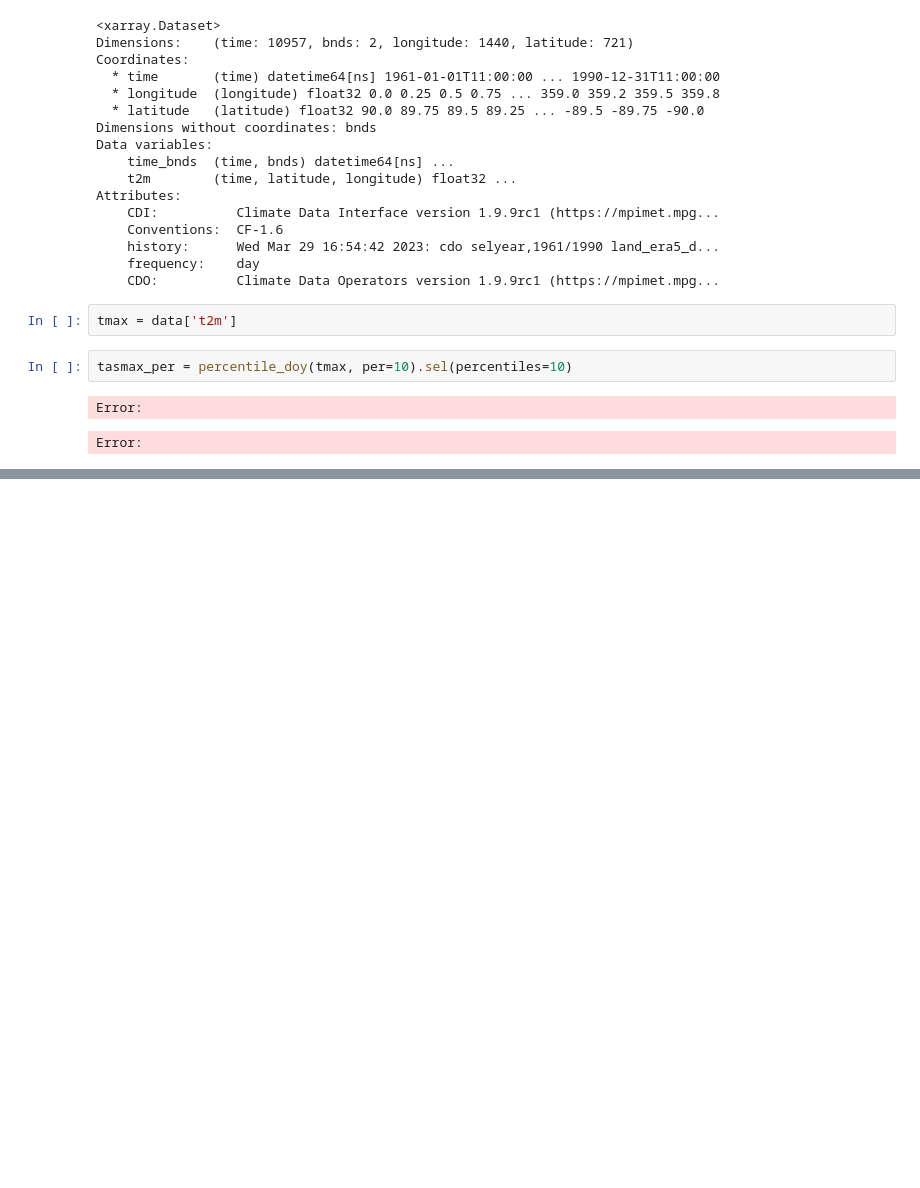
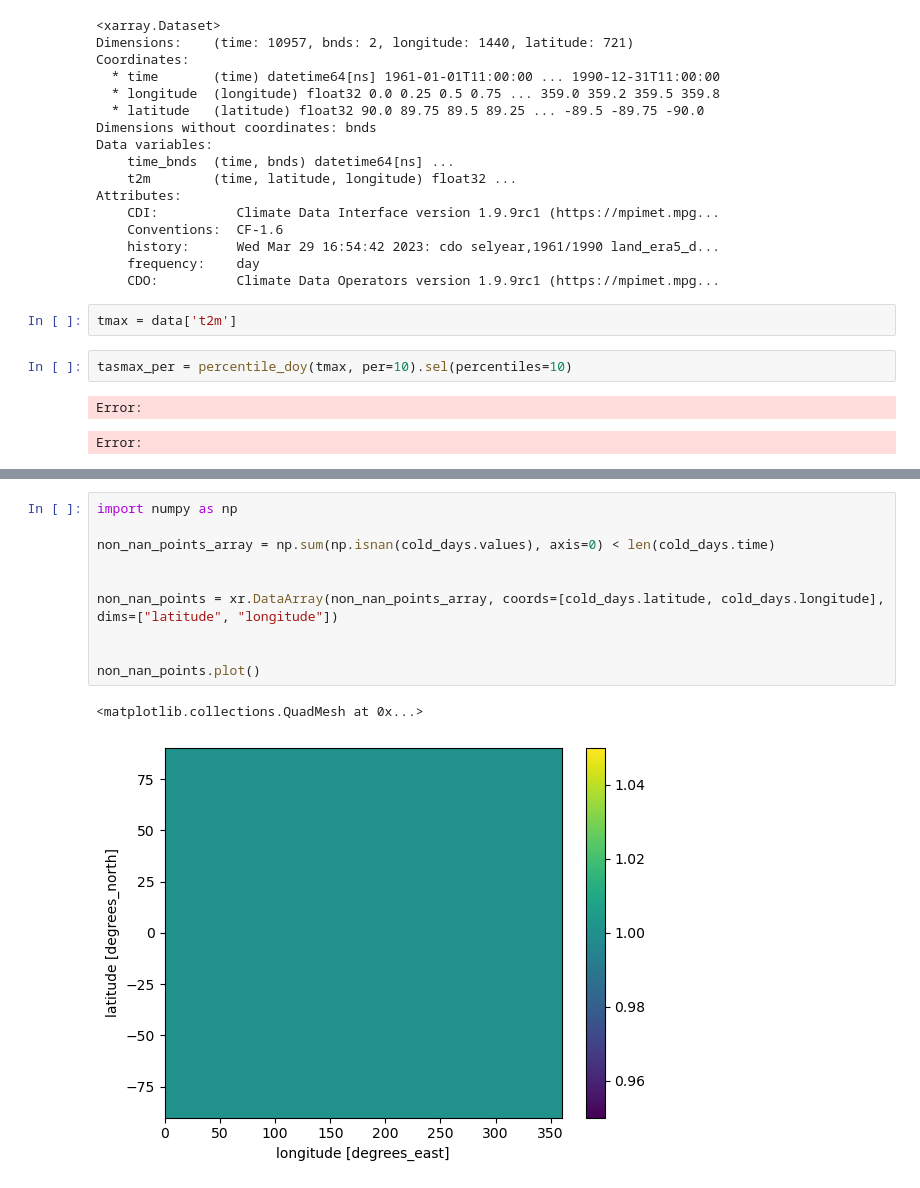
Before and after one commit to shiv3679/climate-indices, a Jupyter notebook: xclim/test-xclim.ipynb, the cells around one changed output, grey strips where cells are left out. Drawn from its saved outputs; the diff is of its cells as text; blank space fills up the shorter version.

```diff
--- a/xclim/test-xclim.ipynb
+++ b/xclim/test-xclim.ipynb
@@ -203,0 +309,13 @@ KeyError: 'lat'
+# %%
+import numpy as np
+
+non_nan_points_array = np.sum(np.isnan(cold_days.values), axis=0) < len(cold_days.time)
+
+
+non_nan_points = xr.DataArray(non_nan_points_array, coords=[cold_days.latitude, cold_days.longitude], dims=["latitude", "longitude"])
+
+
+non_nan_points.plot()
+# %% [output]
+<matplotlib.collections.QuadMesh at 0x...>
+[figure, added]
```
Also changed, not shown: parts of 14 cells of this notebook.
